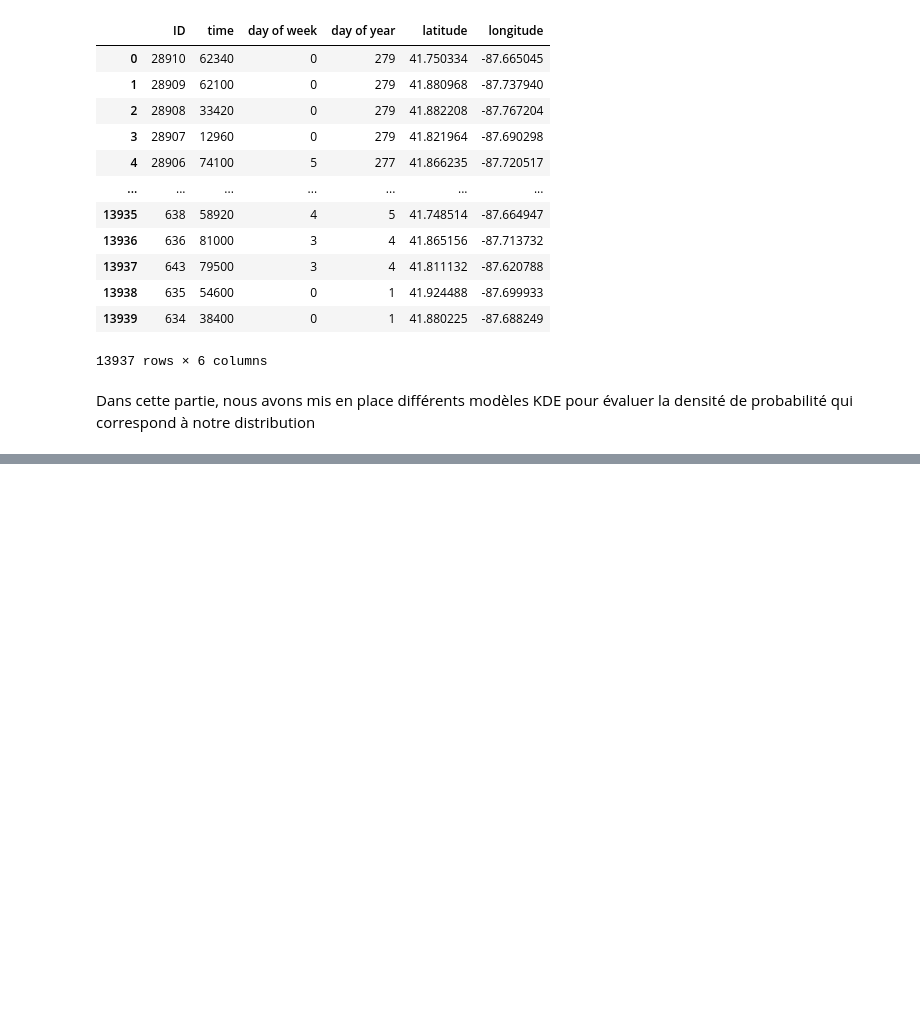
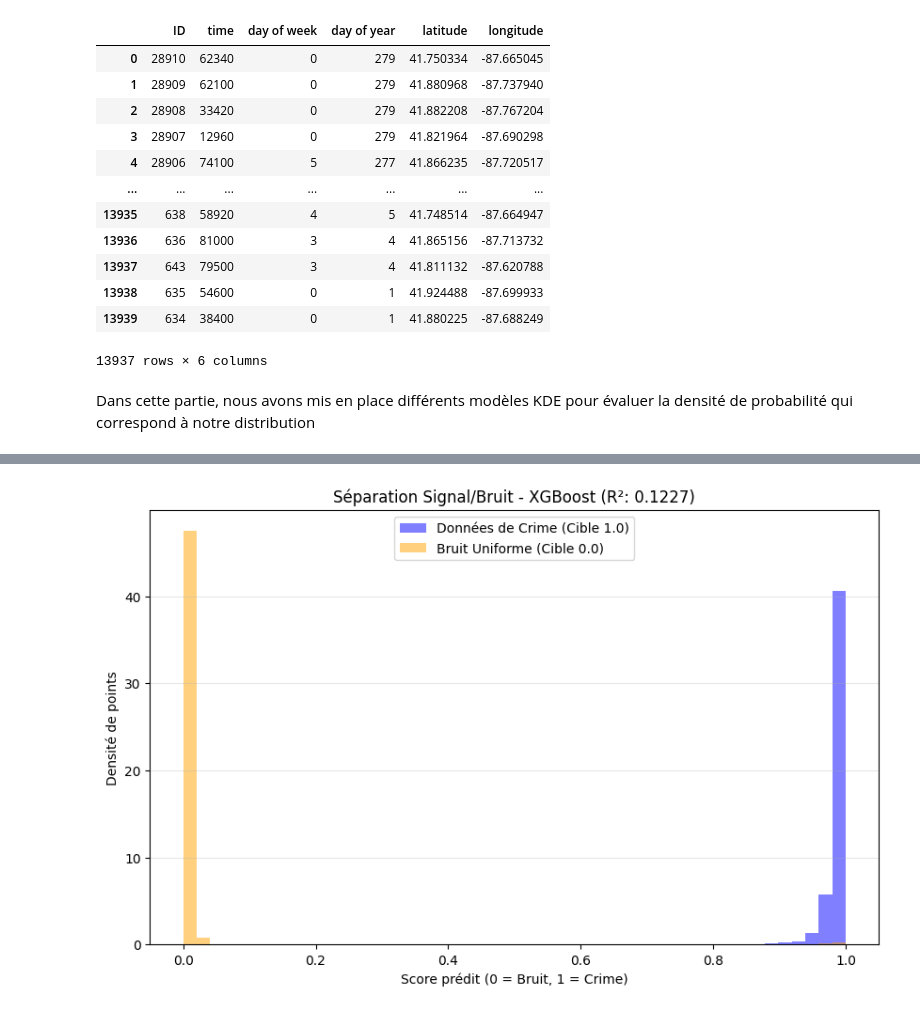
Before and after one commit to lejejefr/ECM_2526_FinalProject, a Jupyter notebook: Scripts/ML.ipynb, the cells around one changed output, grey strips where cells are left out. Cells and saved outputs as stored; diff of their text form; code cells hidden in the pictures; blank space fills up the shorter version.

```diff
--- a/Scripts/ML.ipynb
+++ b/Scripts/ML.ipynb
@@ -456,0 +588,20 @@ linear kernel normalized KDE : 0.4366926458659054
+# %%
+!pip install xgboost
+import xgboost as xbg
+from sklearn.metrics import mean_squared_error, r2_score
+
+xgb_model = xbg.XGBRegressor(
+    n_estimators=100,
+    learning_rate=0.1,
+    scale_pos_weight=noise_factor,
+    max_depth=6,
+    subsample=0.8,
+    objective='binary:logistic',
+    random_state=42
+)
+
+xgb_model.fit(X_train, y_train)
+
+y_pred = xgb_model.predict(X_test)
+print(f"R2 Score : {r2_score(y_test, y_pred):.4f}")
+print(f"RMSE : {mean_squared_error(y_test, y_pred):.4f}")
@@ -456,0 +615,23 @@ linear kernel normalized KDE : 0.4366926458659054
+# %%
+import matplotlib.pyplot as plt
+import numpy as np
+
+preds_crime = xgb_model.predict(X_test_crime)
+preds_noise = xgb_model.predict(X_test_noise)
+
+plt.figure(figsize=(10, 6))
+
+# Bins de 0 à 1 avec un pas fin
+bins = np.linspace(0, 1, 50)
+
+plt.hist(preds_crime, bins=bins, alpha=0.5, label='Données de Crime (Cible 1.0)', color='blue', density=True)
+plt.hist(preds_noise, bins=bins, alpha=0.5, label='Bruit Uniforme (Cible 0.0)', color='orange', density=True)
+
+plt.title(f"Séparation Signal/Bruit - XGBoost (R²: {r2_score(y_test, y_pred):.4f})")
+plt.xlabel("Score prédit (0 = Bruit, 1 = Crime)")
+plt.ylabel("Densité de points")
+plt.legend(loc='upper center')
+plt.grid(axis='y', alpha=0.3)
+plt.show()
+# %% [output]
+[figure, added]
```
Also changed, not shown: parts of 12 cells of this notebook.
